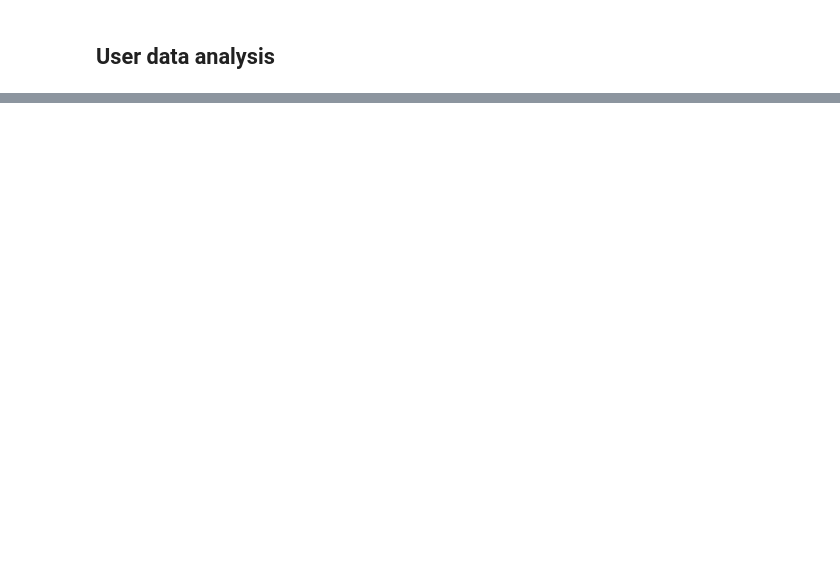
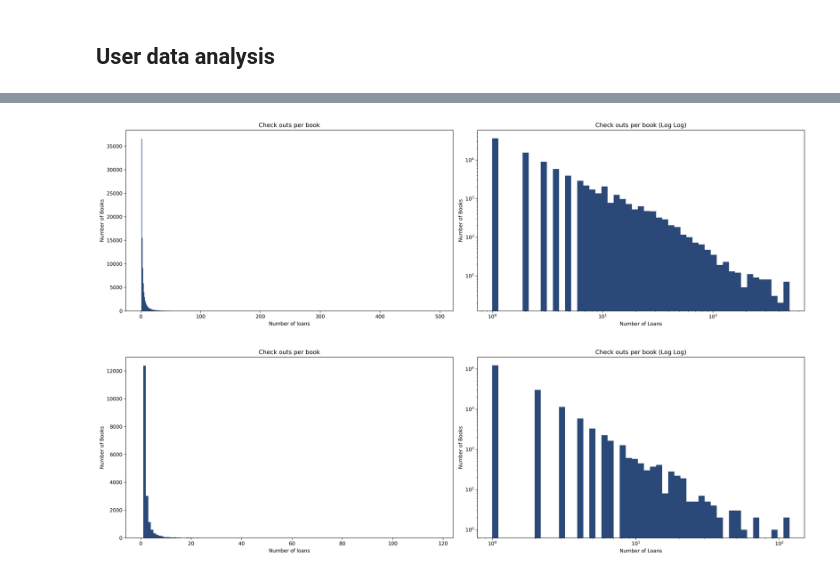
Before and after one commit to hanaCasey/BHVizData, a Jupyter notebook: thesis/src/analysis.ipynb, the cells around one changed output, grey strips where cells are left out. Cells and saved outputs as stored; diff of their text form; code cells hidden in the pictures; blank space fills up the shorter version.

```diff
--- a/thesis/src/analysis.ipynb
+++ b/thesis/src/analysis.ipynb
@@ -187,17 +183,0 @@ fre = merged_df[merged_df.lang == 'fre']
-# %%
-df = eng
-
-# #spacy model eng
-# nlp = spacy.load('en_core_web_sm')
-
-# # Tokenize and unstopword titles (is_alpha = alphabetic)
-# def preprocess(title):
-#     doc = nlp(title)
-#     tokens = [token.lemma_ for token in doc if not token.is_stop and token.is_alpha]
-#     return " ".join(tokens)
-
-# titles = [preprocess(title) for title in df.Z13_TITLE]
-
-#tf-idf the titles
-tfidf_vectorizer = TfidfVectorizer(analyzer='word', ngram_range=(1,1), stop_words= 'english')
-tfidf_matrix = tfidf_vectorizer.fit_transform(df.Z13_TITLE)
@@ -234,0 +186,3 @@ renaissance, architecture, art, italian, saints, rome, alessandro, algardi, ital
+# %%
+pre_user = user_df[user_df.Year <= 2019]
+post_user = user_df[user_df.Year > 2019]
@@ -234,0 +281,31 @@ renaissance, architecture, art, italian, saints, rome, alessandro, algardi, ital
+# %%
+def plot_loan_frequency(df):
+
+    max_frequency = df.frequency.max()
+    bins = np.arange(0, max_frequency + 1, 1)
+    logbins = 10 ** np.linspace(np.log10(df.frequency.min()), np.log10(max_frequency), 50)
+
+    # Create a figure with two subplots
+    fig, (ax1, ax2) = plt.subplots(1, 2, figsize=(20, 6), dpi=300)
+
+    # Regular Histogram
+    ax1.hist(df.frequency, bins=bins, color='#2A4978')
+    ax1.set_title('Check outs per book')
+    ax1.set_xlabel('Number of loans')
+    ax1.set_ylabel('Number of Books')
+
+    # Log Log Plot
+    ax2.hist(df.frequency, bins=logbins, color='#2A4978', log=True)
+    ax2.set_title('Check outs per book (Log Log)')
+    ax2.set_xlabel('Number of Loans')
+    ax2.set_ylabel('Number of Books')
+    ax2.set_xscale('log')
+
+    plt.tight_layout()
+    plt.show()
+
+plot_loan_frequency(pre)
+plot_loan_frequency(post)
+# %% [output]
+[figure, added]
+[figure, added]
```
Also changed, not shown: parts of 20 cells of this notebook, 9 other files.
